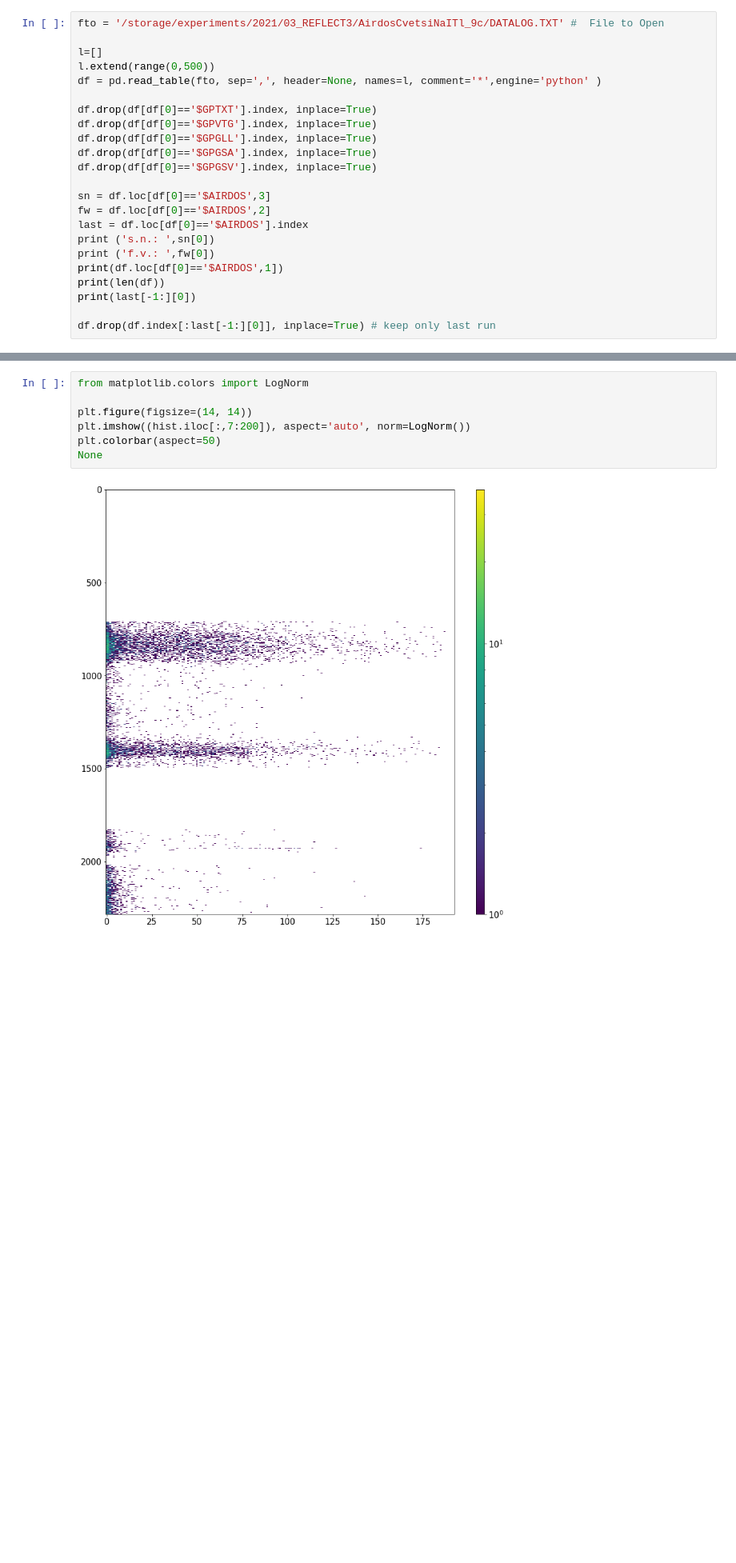
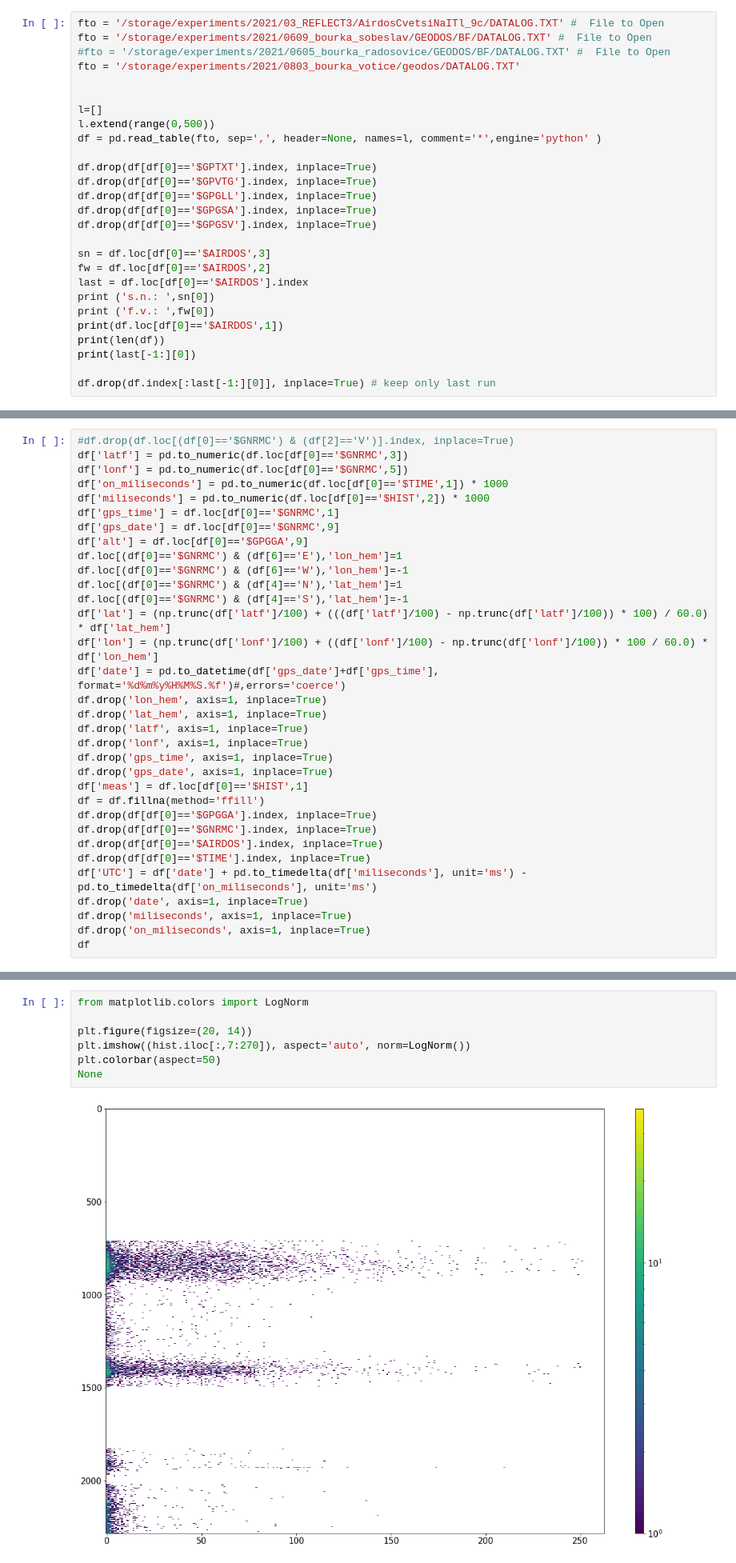
Before and after one commit to UniversalScientificTechnologies/GEODOS01, a Jupyter notebook: notebooks/GEODOS.ipynb, the cells around one changed output, grey strips where cells are left out. Shown: that part at 80% size. Drawn from its saved outputs; the diff is of its cells as text; blank space fills up the shorter version.

```diff
--- a/notebooks/GEODOS.ipynb
+++ b/notebooks/GEODOS.ipynb
@@ -18,6 +18,10 @@ Populating the interactive namespace from numpy and matplotlib
 ## Read Logfile
 # %%
 fto = '/storage/experiments/2021/03_REFLECT3/AirdosCvetsiNaITl_9c/DATALOG.TXT' #  File to Open
+fto = '/storage/experiments/2021/0609_bourka_sobeslav/GEODOS/BF/DATALOG.TXT' #  File to Open
+#fto = '/storage/experiments/2021/0605_bourka_radosovice/GEODOS/BF/DATALOG.TXT' #  File to Open
+fto = '/storage/experiments/2021/0803_bourka_votice/geodos/DATALOG.TXT'
+
 
 l=[]
 l.extend(range(0,500))
@@ -99,0 +104,33 @@ df
+# %%
+#df.drop(df.loc[(df[0]=='$GNRMC') & (df[2]=='V')].index, inplace=True)
+df['latf'] = pd.to_numeric(df.loc[df[0]=='$GNRMC',3])
+df['lonf'] = pd.to_numeric(df.loc[df[0]=='$GNRMC',5])
+df['on_miliseconds'] = pd.to_numeric(df.loc[df[0]=='$TIME',1]) * 1000
+df['miliseconds'] = pd.to_numeric(df.loc[df[0]=='$HIST',2]) * 1000
+df['gps_time'] = df.loc[df[0]=='$GNRMC',1]
+df['gps_date'] = df.loc[df[0]=='$GNRMC',9]
+df['alt'] = df.loc[df[0]=='$GPGGA',9]
+df.loc[(df[0]=='$GNRMC') & (df[6]=='E'),'lon_hem']=1
+df.loc[(df[0]=='$GNRMC') & (df[6]=='W'),'lon_hem']=-1
+df.loc[(df[0]=='$GNRMC') & (df[4]=='N'),'lat_hem']=1
+df.loc[(df[0]=='$GNRMC') & (df[4]=='S'),'lat_hem']=-1
+df['lat'] = (np.trunc(df['latf']/100) + (((df['latf']/100) - np.trunc(df['latf']/100)) * 100) / 60.0) * df['lat_hem']
+df['lon'] = (np.trunc(df['lonf']/100) + ((df['lonf']/100) - np.trunc(df['lonf']/100)) * 100 / 60.0) * df['lon_hem']
+df['date'] = pd.to_datetime(df['gps_date']+df['gps_time'], format='%d%m%y%H%M%S.%f')#,errors='coerce')
+df.drop('lon_hem', axis=1, inplace=True)
+df.drop('lat_hem', axis=1, inplace=True)
+df.drop('latf', axis=1, inplace=True)
+df.drop('lonf', axis=1, inplace=True)
+df.drop('gps_time', axis=1, inplace=True)
+df.drop('gps_date', axis=1, inplace=True)
+df['meas'] = df.loc[df[0]=='$HIST',1]
+df = df.fillna(method='ffill')
+df.drop(df[df[0]=='$GPGGA'].index, inplace=True)
+df.drop(df[df[0]=='$GNRMC'].index, inplace=True)
+df.drop(df[df[0]=='$AIRDOS'].index, inplace=True)
+df.drop(df[df[0]=='$TIME'].index, inplace=True)
+df['UTC'] = df['date'] + pd.to_timedelta(df['miliseconds'], unit='ms') - pd.to_timedelta(df['on_miliseconds'], unit='ms')
+df.drop('date', axis=1, inplace=True)
+df.drop('miliseconds', axis=1, inplace=True)
+df.drop('on_miliseconds', axis=1, inplace=True)
+df
@@ -204,12 +266,12 @@ plt.legend()
 # %%
 from matplotlib.colors import LogNorm
 
-plt.figure(figsize=(14, 14))
-plt.imshow((hist.iloc[:,7:200]), aspect='auto', norm=LogNorm())
+plt.figure(figsize=(20, 14))
+plt.imshow((hist.iloc[:,7:270]), aspect='auto', norm=LogNorm())
 plt.colorbar(aspect=50)
 None
 # %% [output]
-[figure, old version]
+[figure, new version]
 # %%
 
 hist['2021-03-24 13:00:00':'2021-03-24 13:01:00'].iloc[:,7:]
```
Also changed, not shown: parts of 7 cells of this notebook.
